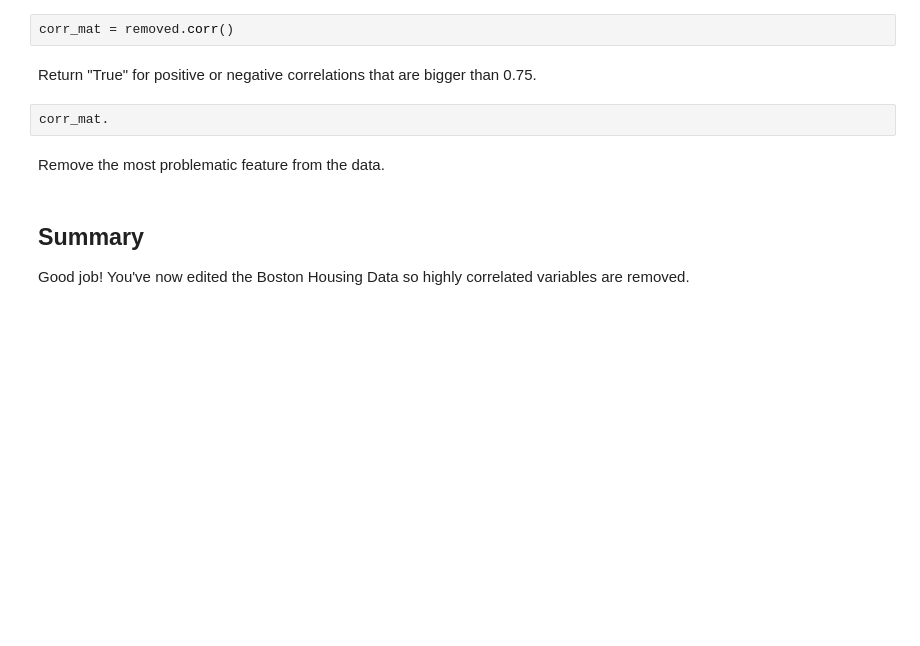
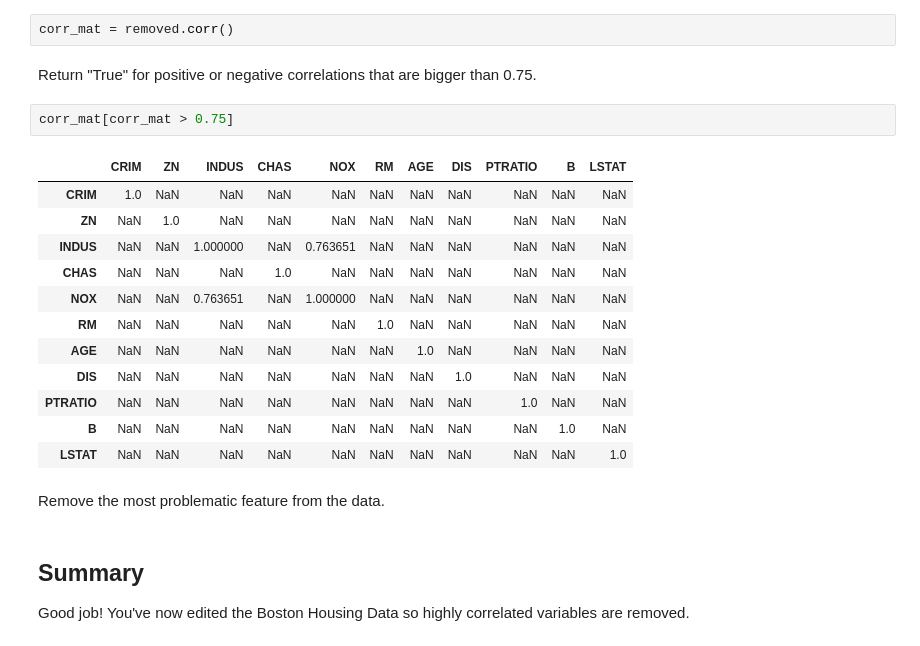
Before and after one commit to hy123udg/dsc-multicollinearity-of-features---lab-nyc-ds-060319, a Jupyter notebook: index.ipynb, the cells around one changed output. Drawn from its saved outputs; the diff is of its cells as text; blank space fills up the shorter version.

```diff
--- a/index.ipynb
+++ b/index.ipynb
@@ -84,8 +84,21 @@ Next, let's look at the correlation matrix
 corr_mat = removed.corr()
 # %% [markdown]
 Return "True" for positive or negative correlations that are bigger than 0.75.
-# %%
-corr_mat.
+# %%
+corr_mat[corr_mat > 0.75]
+# %% [output]
+|  | CRIM | ZN | INDUS | CHAS | NOX | RM | AGE | DIS | PTRATIO | B | LSTAT |
+| CRIM | 1.0 | NaN | NaN | NaN | NaN | NaN | NaN | NaN | NaN | NaN | NaN |
+| ZN | NaN | 1.0 | NaN | NaN | NaN | NaN | NaN | NaN | NaN | NaN | NaN |
+| INDUS | NaN | NaN | 1.000000 | NaN | 0.763651 | NaN | NaN | NaN | NaN | NaN | NaN |
+| CHAS | NaN | NaN | NaN | 1.0 | NaN | NaN | NaN | NaN | NaN | NaN | NaN |
+| NOX | NaN | NaN | 0.763651 | NaN | 1.000000 | NaN | NaN | NaN | NaN | NaN | NaN |
+| RM | NaN | NaN | NaN | NaN | NaN | 1.0 | NaN | NaN | NaN | NaN | NaN |
+| AGE | NaN | NaN | NaN | NaN | NaN | NaN | 1.0 | NaN | NaN | NaN | NaN |
+| DIS | NaN | NaN | NaN | NaN | NaN | NaN | NaN | 1.0 | NaN | NaN | NaN |
+| PTRATIO | NaN | NaN | NaN | NaN | NaN | NaN | NaN | NaN | 1.0 | NaN | NaN |
+| B | NaN | NaN | NaN | NaN | NaN | NaN | NaN | NaN | NaN | 1.0 | NaN |
+| LSTAT | NaN | NaN | NaN | NaN | NaN | NaN | NaN | NaN | NaN | NaN | 1.0 |
 # %% [markdown]
 Remove the most problematic feature from the data.
 # %% [markdown]
```
